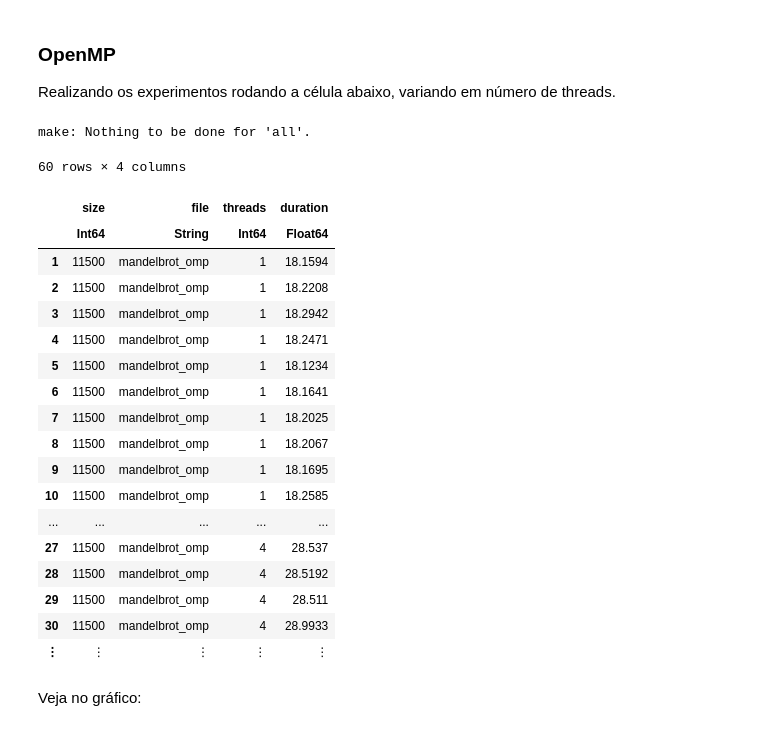
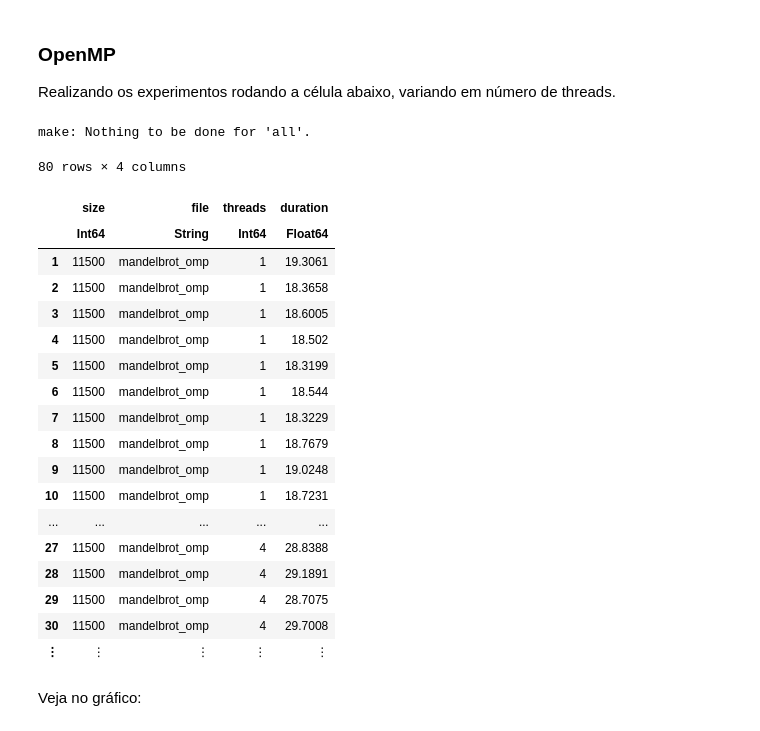
Before and after one commit to danigfavero/concorrente-e-paralela, a Jupyter notebook: EP1/src/EP1.ipynb, the cells around one changed output. Saved outputs shown, nothing was run; the diff lists cells and outputs as text; code cells hidden in the pictures.

```diff
--- a/EP1/src/EP1.ipynb
+++ b/EP1/src/EP1.ipynb
@@ -385,34 +398,34 @@ Realizando os experimentos rodando a célula abaixo, variando em número de thre
 # %%
 size = 11500
 file = "mandelbrot_omp"
-threads = [2 ^ x for x in 0:5]
+threads = [2 ^ x for x in 0:7]
 repetitions = 10
 
 results = run_experiments(size, file, threads, repetitions)
 parsed_results = parse_results_threads(results)
 
 save_csv_results(results, "results_omp_t.csv")
 results_omp_t = read_csv_results("results_omp_t.csv")
 # %% [output]
 make: Nothing to be done for 'all'.
-60 rows × 4 columns
+80 rows × 4 columns
 |  | size | file | threads | duration |
 |  | Int64 | String | Int64 | Float64 |
-| 1 | 11500 | mandelbrot_omp | 1 | 18.1594 |
-| 2 | 11500 | mandelbrot_omp | 1 | 18.2208 |
-| 3 | 11500 | mandelbrot_omp | 1 | 18.2942 |
-| 4 | 11500 | mandelbrot_omp | 1 | 18.2471 |
-| 5 | 11500 | mandelbrot_omp | 1 | 18.1234 |
-| 6 | 11500 | mandelbrot_omp | 1 | 18.1641 |
-| 7 | 11500 | mandelbrot_omp | 1 | 18.2025 |
-| 8 | 11500 | mandelbrot_omp | 1 | 18.2067 |
-| 9 | 11500 | mandelbrot_omp | 1 | 18.1695 |
-| 10 | 11500 | mandelbrot_omp | 1 | 18.2585 |
+| 1 | 11500 | mandelbrot_omp | 1 | 19.3061 |
+| 2 | 11500 | mandelbrot_omp | 1 | 18.3658 |
+| 3 | 11500 | mandelbrot_omp | 1 | 18.6005 |
+| 4 | 11500 | mandelbrot_omp | 1 | 18.502 |
+| 5 | 11500 | mandelbrot_omp | 1 | 18.3199 |
+| 6 | 11500 | mandelbrot_omp | 1 | 18.544 |
+| 7 | 11500 | mandelbrot_omp | 1 | 18.3229 |
+| 8 | 11500 | mandelbrot_omp | 1 | 18.7679 |
+| 9 | 11500 | mandelbrot_omp | 1 | 19.0248 |
+| 10 | 11500 | mandelbrot_omp | 1 | 18.7231 |
 | ... | ... | ... | ... | ... |
-| 27 | 11500 | mandelbrot_omp | 4 | 28.537 |
-| 28 | 11500 | mandelbrot_omp | 4 | 28.5192 |
-| 29 | 11500 | mandelbrot_omp | 4 | 28.511 |
-| 30 | 11500 | mandelbrot_omp | 4 | 28.9933 |
+| 27 | 11500 | mandelbrot_omp | 4 | 28.8388 |
+| 28 | 11500 | mandelbrot_omp | 4 | 29.1891 |
+| 29 | 11500 | mandelbrot_omp | 4 | 28.7075 |
+| 30 | 11500 | mandelbrot_omp | 4 | 29.7008 |
 | ⋮ | ⋮ | ⋮ | ⋮ | ⋮ |
 # %% [markdown]
 Veja no gráfico:
```
Also changed, not shown: parts of 17 cells of this notebook, 1 other file.
